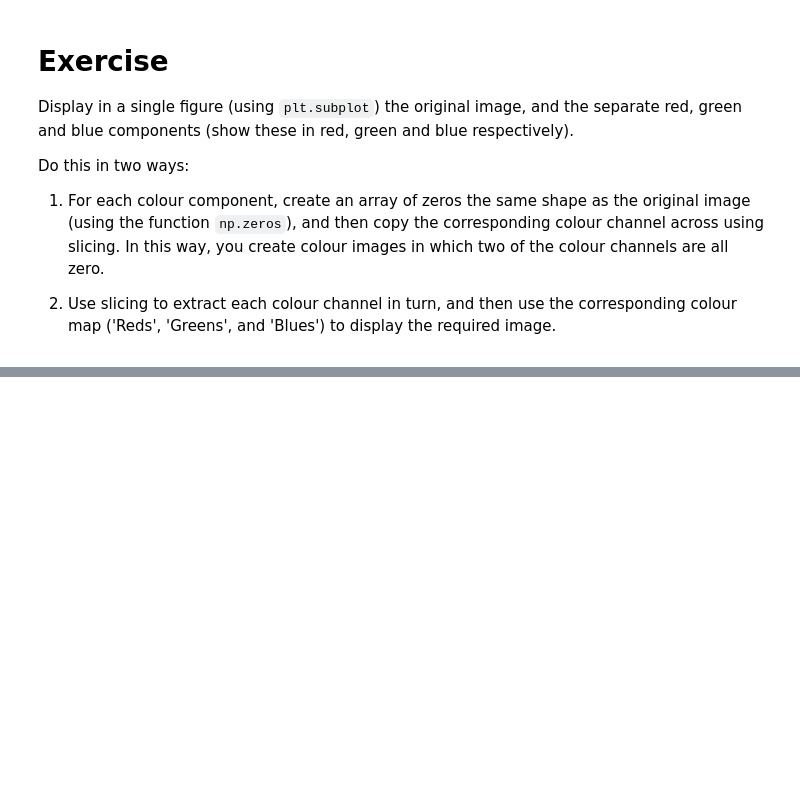
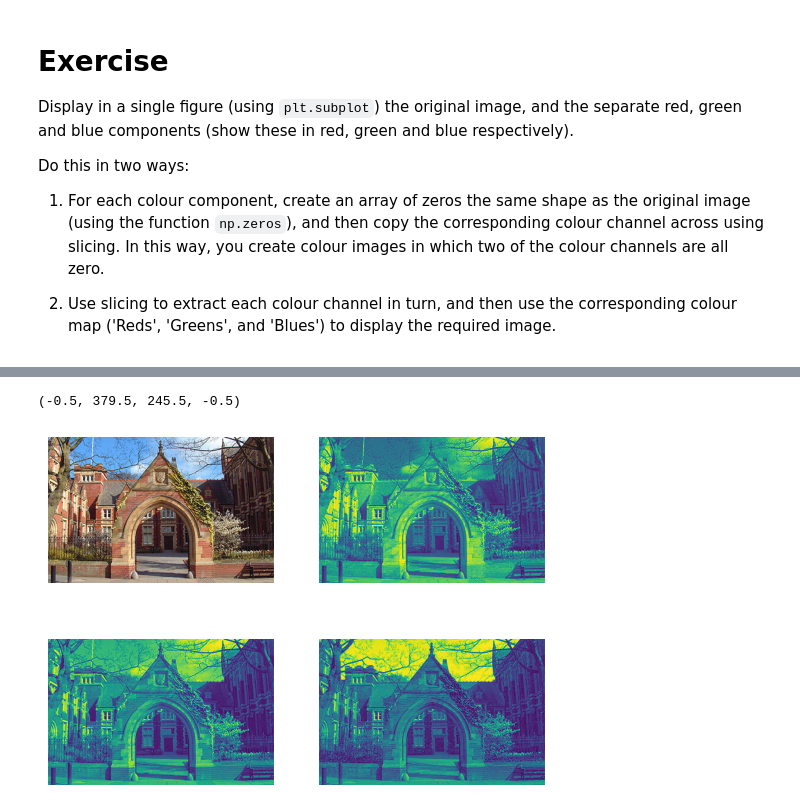
Before and after one commit to GZHfighting/firsttry, a Jupyter notebook: Images.ipynb, the cells around one changed output, grey strips where cells are left out. Cells and saved outputs as stored; diff of their text form; code cells hidden in the pictures; blank space fills up the shorter version.

```diff
--- a/Images.ipynb
+++ b/Images.ipynb
@@ -127,0 +147,27 @@ Do this in two ways:
+# %%
+ax = plt.subplot(2,2,1)
+array1 = np.zeros((246,380,3))
+array1 = im[::,::,:]
+plt.imshow(array1)
+ax.axis('off')
+
+ax = plt.subplot(2,2,2)
+array2 = np.zeros((246,380,3))
+array2 = im[::,::,0]
+plt.imshow(array2)
+ax.axis('off')
+
+ax = plt.subplot(2,2,3)
+array3 = np.zeros((246,380,3))
+array3 = im[::,::,1]
+plt.imshow(array3)
+ax.axis('off')
+
+ax = plt.subplot(2,2,4)
+array4 = np.zeros((246,380,3))
+array4 = im[::,::,2]
+plt.imshow(array4)
+ax.axis('off')
+# %% [output]
+(-0.5, 379.5, 245.5, -0.5)
+[figure, added]
```
Also changed, not shown: parts of 2 cells of this notebook.
